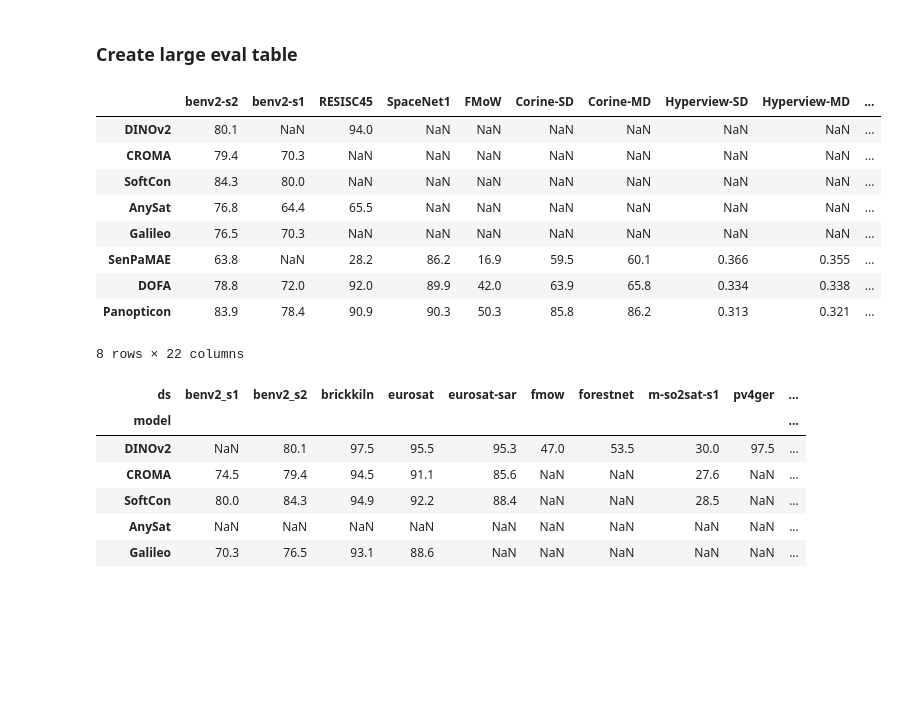
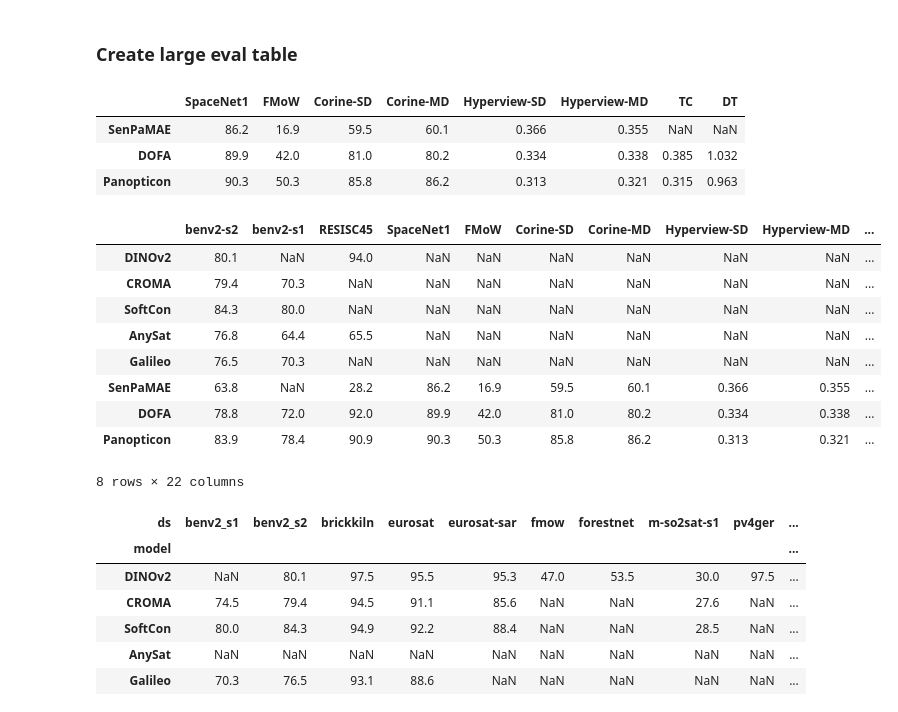
Before and after one commit to geobreeze/geobreeze, a Jupyter notebook: gb.ipynb, the cells around one changed output. Cells and saved outputs as stored; diff of their text form; code cells hidden in the pictures; blank space fills up the shorter version.

```diff
--- a/gb.ipynb
+++ b/gb.ipynb
@@ -678,38 +678,44 @@ Name: file_paths, Length: 260, dtype: object
 # %%
 import pandas as pd
 
 def get_alldf():
     p = '/home/hk-project-pai00028/tum_mhj8661/code/table2.csv'
     table2_df = pd.read_csv(p)
     table2_df = table2_df[['benv2-s2','benv2-s1','RESISC45']]
 
-    p = '/home/hk-project-pai00028/tum_mhj8661/code/table_generalization.csv'
+    # p = '/home/hk-project-pai00028/tum_mhj8661/code/table_generalization.csv'
+    p = '/home/hk-project-pai00028/tum_mhj8661/code/table_generalization_v2_corine_corrected.csv'
     generalization_df = pd.read_csv(p)
     generalization_df = generalization_df.drop(index=['DINOv2-PE','Croma-PE','Softcon-PE','Anysat-PE',])
+    display(generalization_df)
 
     p = '/home/hk-project-pai00028/tum_mhj8661/code/gb_cls.csv'
     gb_cls = pd.read_csv(p)
     gb_cls.drop(columns=['benv2-s2'], inplace=True)
     gb_cls.rename(columns={'m-pv4ger': 'm-pv4ger-cls'}, inplace=True)
 
     p = '/home/hk-project-pai00028/tum_mhj8661/code/gb_segm.csv'
     gb_segm = pd.read_csv(p)
     gb_segm.rename(columns={'m-pv4ger': 'm-pv4ger-seg'}, inplace=True)
 
     return pd.concat([table2_df, generalization_df, gb_cls, gb_segm], axis=1)
 
 all_df = get_alldf()
 all_df
 # %% [output]
-|  | benv2-s2 | benv2-s1 | RESISC45 | SpaceNet1 | FMoW | Corine-SD | Corine-MD | Hyperview-SD | Hyperview-MD | ... |
-| DINOv2 | 80.1 | NaN | 94.0 | NaN | NaN | NaN | NaN | NaN | NaN | ... |
-| CROMA | 79.4 | 70.3 | NaN | NaN | NaN | NaN | NaN | NaN | NaN | ... |
-| SoftCon | 84.3 | 80.0 | NaN | NaN | NaN | NaN | NaN | NaN | NaN | ... |
-| AnySat | 76.8 | 64.4 | 65.5 | NaN | NaN | NaN | NaN | NaN | NaN | ... |
-| Galileo | 76.5 | 70.3 | NaN | NaN | NaN | NaN | NaN | NaN | NaN | ... |
-| SenPaMAE | 63.8 | NaN | 28.2 | 86.2 | 16.9 | 59.5 | 60.1 | 0.366 | 0.355 | ... |
-| DOFA | 78.8 | 72.0 | 92.0 | 89.9 | 42.0 | 63.9 | 65.8 | 0.334 | 0.338 | ... |
-| Panopticon | 83.9 | 78.4 | 90.9 | 90.3 | 50.3 | 85.8 | 86.2 | 0.313 | 0.321 | ... |
+|  | SpaceNet1 | FMoW | Corine-SD | Corine-MD | Hyperview-SD | Hyperview-MD | TC | DT |
+| SenPaMAE | 86.2 | 16.9 | 59.5 | 60.1 | 0.366 | 0.355 | NaN | NaN |
+| DOFA | 89.9 | 42.0 | 81.0 | 80.2 | 0.334 | 0.338 | 0.385 | 1.032 |
+| Panopticon | 90.3 | 50.3 | 85.8 | 86.2 | 0.313 | 0.321 | 0.315 | 0.963 |
+|  | benv2-s2 | benv2-s1 | RESISC45 | SpaceNet1 | FMoW | Corine-SD | Corine-MD | Hyperview-SD | Hyperview-MD | ... |
+| DINOv2 | 80.1 | NaN | 94.0 | NaN | NaN | NaN | NaN | NaN | NaN | ... |
+| CROMA | 79.4 | 70.3 | NaN | NaN | NaN | NaN | NaN | NaN | NaN | ... |
+| SoftCon | 84.3 | 80.0 | NaN | NaN | NaN | NaN | NaN | NaN | NaN | ... |
+| AnySat | 76.8 | 64.4 | 65.5 | NaN | NaN | NaN | NaN | NaN | NaN | ... |
+| Galileo | 76.5 | 70.3 | NaN | NaN | NaN | NaN | NaN | NaN | NaN | ... |
+| SenPaMAE | 63.8 | NaN | 28.2 | 86.2 | 16.9 | 59.5 | 60.1 | 0.366 | 0.355 | ... |
+| DOFA | 78.8 | 72.0 | 92.0 | 89.9 | 42.0 | 81.0 | 80.2 | 0.334 | 0.338 | ... |
+| Panopticon | 83.9 | 78.4 | 90.9 | 90.3 | 50.3 | 85.8 | 86.2 | 0.313 | 0.321 | ... |
 8 rows × 22 columns
 # %%
 """ get new results """
```
Also changed, not shown: parts of 12 cells of this notebook, 17 other files.
